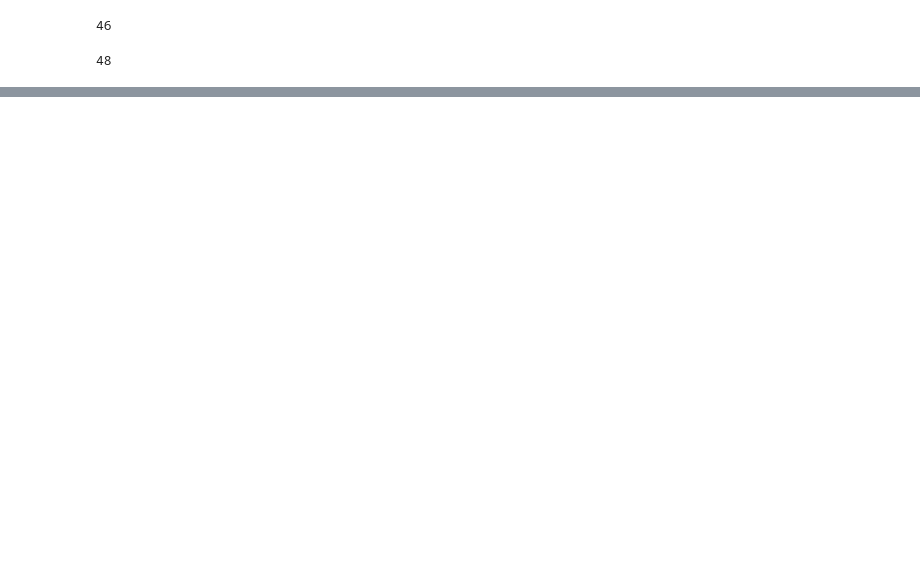
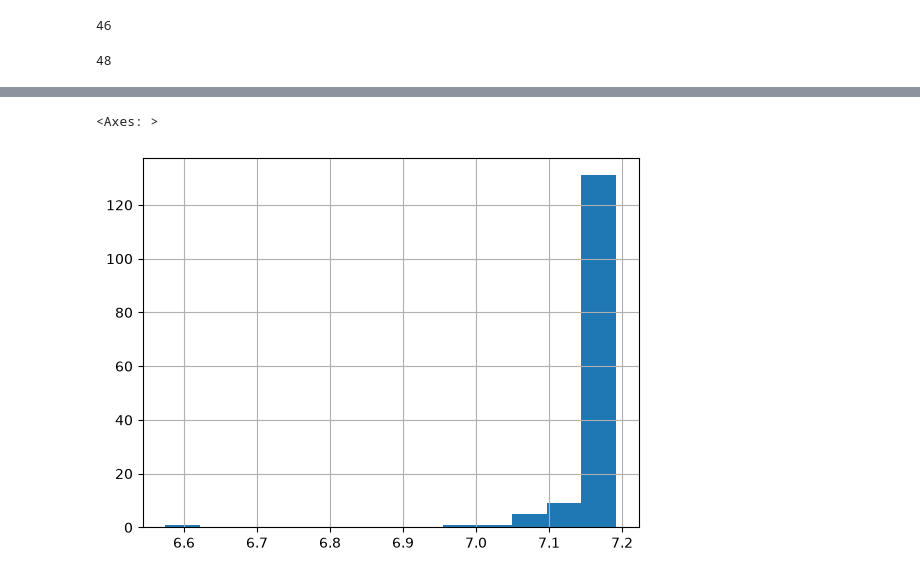
Before and after one commit to case547/diffusion-irregular-ehr, a Jupyter notebook: results_analysis.ipynb, the cells around one changed output, grey strips where cells are left out. Cells and saved outputs as stored; diff of their text form; code cells hidden in the pictures; blank space fills up the shorter version.

```diff
--- a/results_analysis.ipynb
+++ b/results_analysis.ipynb
@@ -36,0 +70,5 @@ sum(df["y0_hi95"] == df["y0_hi95"].max())
+# %%
+df["y0_hi95"].hist(bins=round(num_bins))
+# %% [output]
+<Axes: >
+[figure, added]
```
Also changed, not shown: parts of 5 cells of this notebook, 7 other files.
